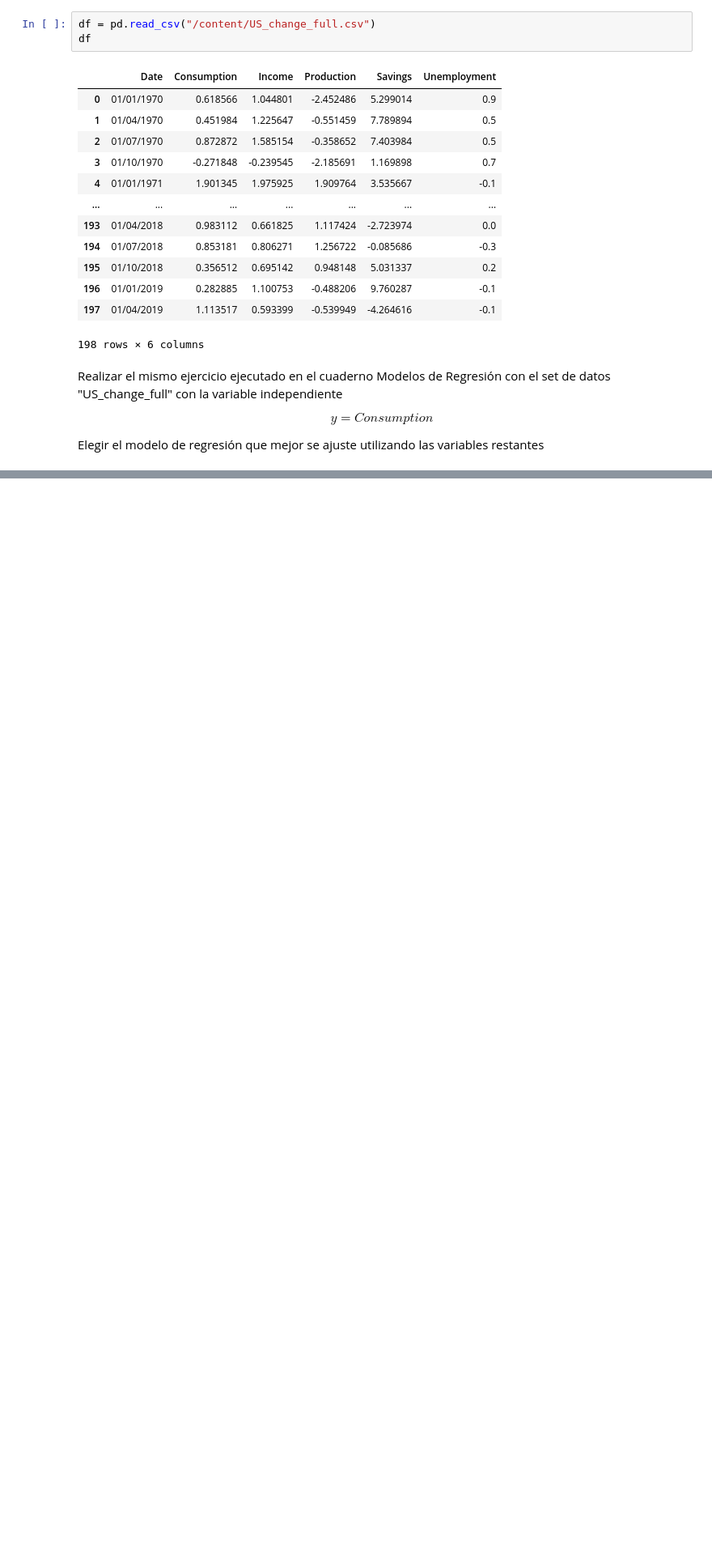
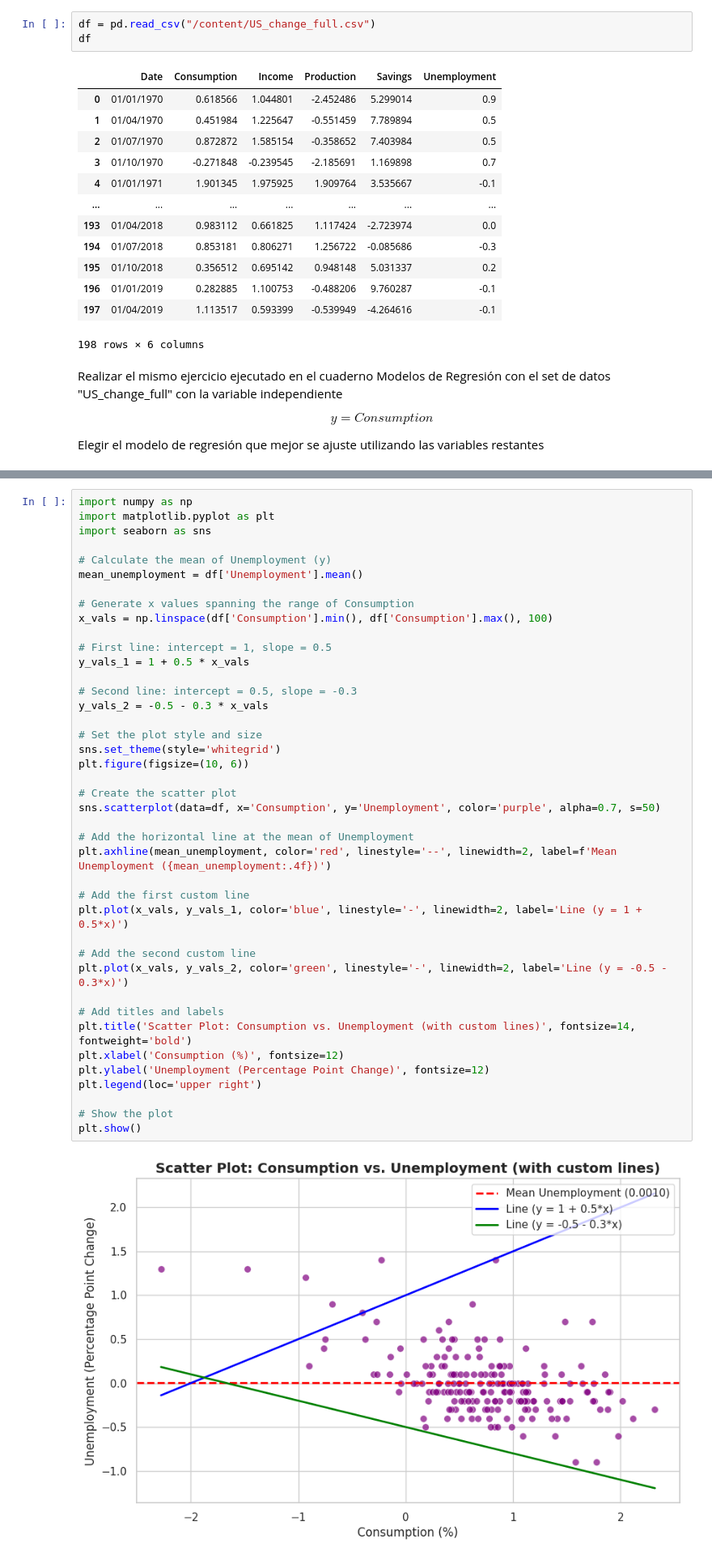
Before and after one commit to salpimentel/Time-Series, a Jupyter notebook: Copy_of_L00_Challenge.ipynb, the cells around one changed output, grey strips where cells are left out. Shown at 81% size. Drawn from its saved outputs; the diff is of its cells as text; blank space fills up the shorter version.

```diff
--- a/Copy_of_L00_Challenge.ipynb
+++ b/Copy_of_L00_Challenge.ipynb
@@ -39,0 +111,43 @@ Elegir el modelo de regresión que mejor se ajuste utilizando las variables rest
+# %%
+import numpy as np
+import matplotlib.pyplot as plt
+import seaborn as sns
+
+# Calculate the mean of Unemployment (y)
+mean_unemployment = df['Unemployment'].mean()
+
+# Generate x values spanning the range of Consumption
+x_vals = np.linspace(df['Consumption'].min(), df['Consumption'].max(), 100)
+
+# First line: intercept = 1, slope = 0.5
+y_vals_1 = 1 + 0.5 * x_vals
+
+# Second line: intercept = 0.5, slope = -0.3
+y_vals_2 = -0.5 - 0.3 * x_vals
+
+# Set the plot style and size
+sns.set_theme(style='whitegrid')
+plt.figure(figsize=(10, 6))
+
+# Create the scatter plot
+sns.scatterplot(data=df, x='Consumption', y='Unemployment', color='purple', alpha=0.7, s=50)
+
+# Add the horizontal line at the mean of Unemployment
+plt.axhline(mean_unemployment, color='red', linestyle='--', linewidth=2, label=f'Mean Unemployment ({mean_unemployment:.4f})')
+
+# Add the first custom line
+plt.plot(x_vals, y_vals_1, color='blue', linestyle='-', linewidth=2, label='Line (y = 1 + 0.5*x)')
+
+# Add the second custom line
+plt.plot(x_vals, y_vals_2, color='green', linestyle='-', linewidth=2, label='Line (y = -0.5 - 0.3*x)')
+
+# Add titles and labels
+plt.title('Scatter Plot: Consumption vs. Unemployment (with custom lines)', fontsize=14, fontweight='bold')
+plt.xlabel('Consumption (%)', fontsize=12)
+plt.ylabel('Unemployment (Percentage Point Change)', fontsize=12)
+plt.legend(loc='upper right')
+
+# Show the plot
+plt.show()
+# %% [output]
+[figure, added]
```
Also changed, not shown: parts of 9 cells of this notebook.
